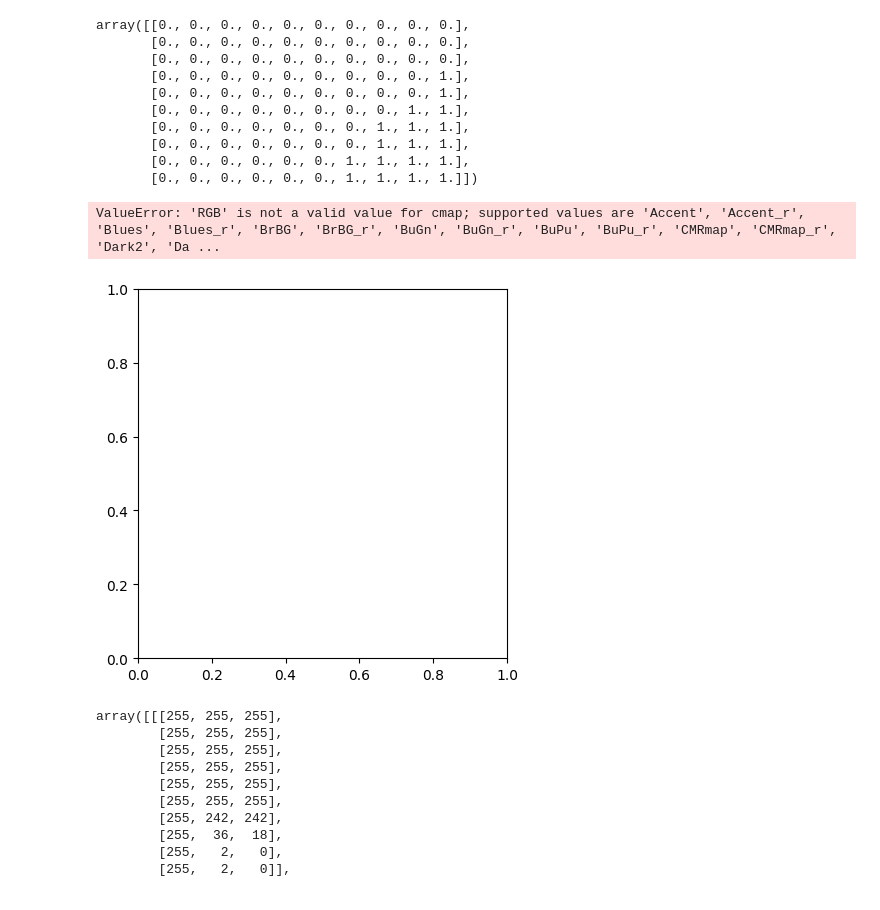
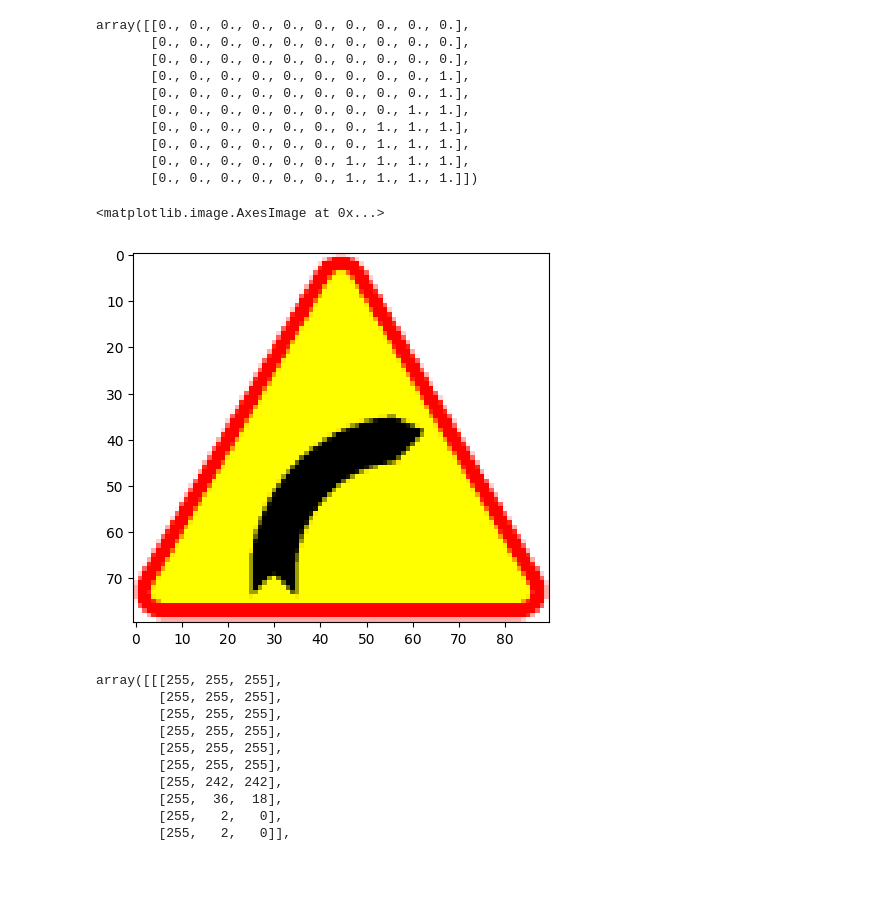
Before and after one commit to Javolins/road-sign-checker, a Jupyter notebook: ai/sign-classificators/dataset-preparation.ipynb, the cells around one changed output. Saved outputs shown, nothing was run; the diff lists cells and outputs as text; code cells hidden in the pictures.

```diff
--- a/ai/sign-classificators/dataset-preparation.ipynb
+++ b/ai/sign-classificators/dataset-preparation.ipynb
@@ -36,10 +36,10 @@ array([[0., 0., 0., 0., 0., 0., 0., 0., 0., 0.],
        [0., 0., 0., 0., 0., 0., 1., 1., 1., 1.],
        [0., 0., 0., 0., 0., 0., 1., 1., 1., 1.]])
 # %%
-plt.imshow(croppedForDisplay, 'RGB')
+plt.imshow(imageRGB)
 # %% [output]
-ValueError: 'RGB' is not a valid value for cmap; supported values are 'Accent', 'Accent_r', 'Blues', 'Blues_r', 'BrBG', 'BrBG_r', 'BuGn', 'BuGn_r', 'BuPu', 'BuPu_r', 'CMRmap', 'CMRmap_r', 'Dark2', 'Da ...
+<matplotlib.image.AxesImage at 0x...>
-[figure, old version]
+[figure, new version]
 # %%
 crop = croppedForDisplay[60:70, :10]
 crop
```
Also changed, not shown: parts of 3 cells of this notebook, 1 other file.
